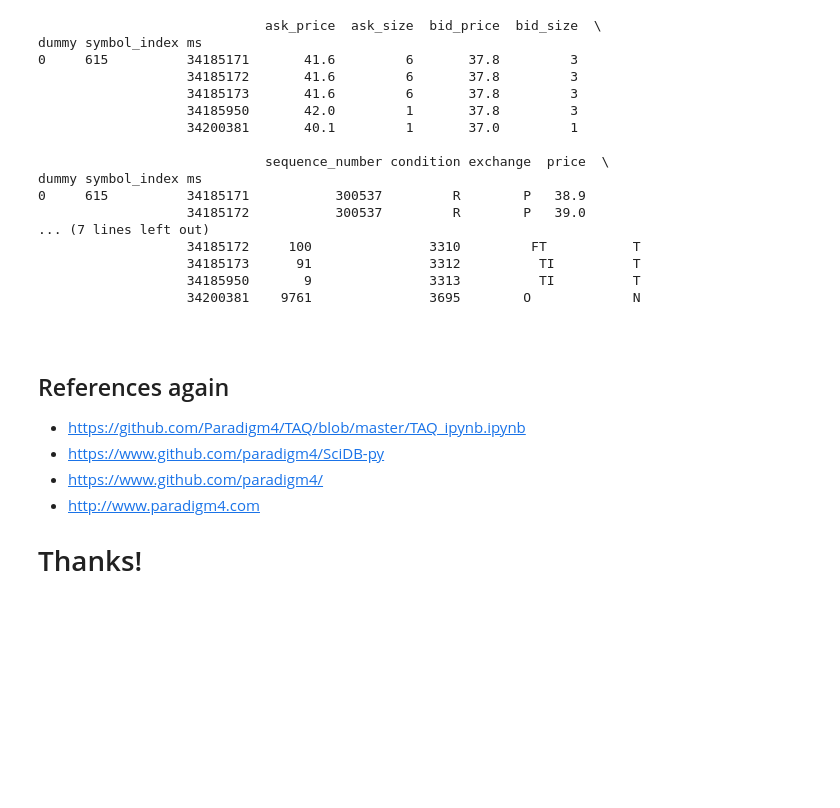
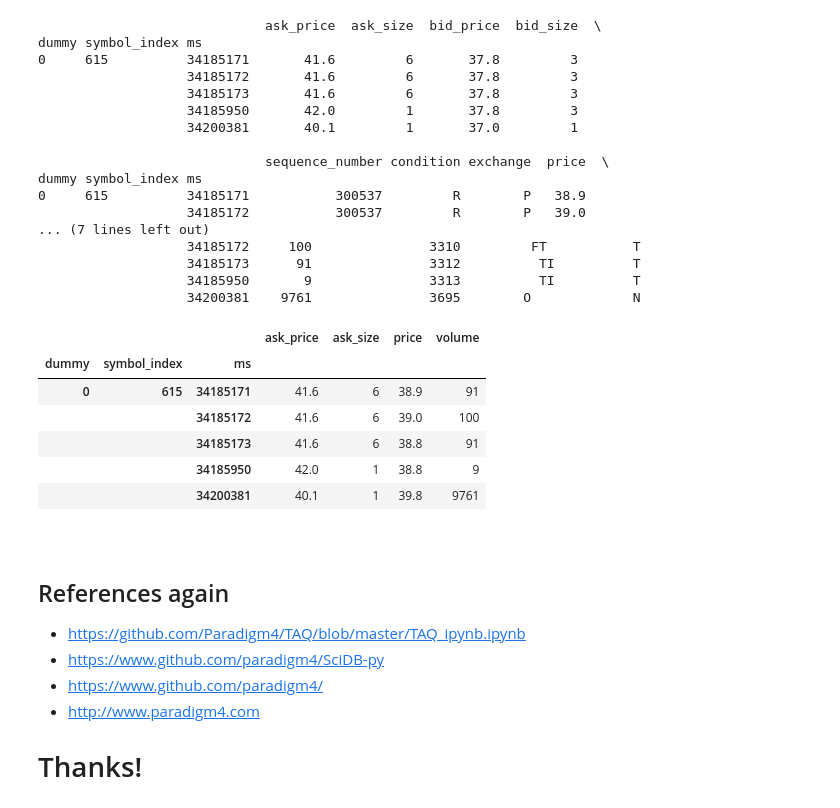
Before and after one commit to jrivers96/FinancePythonNotebook, a Jupyter notebook: PythonFinanceNotebook.ipynb, the cells around one changed output. Saved outputs shown, nothing was run; the diff lists cells and outputs as text; code cells hidden in the pictures; blank space fills up the shorter version.

```diff
--- a/PythonFinanceNotebook.ipynb
+++ b/PythonFinanceNotebook.ipynb
@@ -665,7 +685,15 @@ dummy symbol_index ms
                    34185950       9               3313          TI          T
                    34200381    9761               3695        O             N
 # %%
-foo[['price','volume','sequence_number','condition','exchange']]
+foo[['ask_price','ask_size','price','volume']]
+# %% [output]
+|  |  |  | ask_price | ask_size | price | volume |
+| dummy | symbol_index | ms |  |  |  |  |
+| 0 | 615 | 34185171 | 41.6 | 6 | 38.9 | 91 |
+|  |  | 34185172 | 41.6 | 6 | 39.0 | 100 |
+|  |  | 34185173 | 41.6 | 6 | 38.8 | 91 |
+|  |  | 34185950 | 42.0 | 1 | 38.8 | 9 |
+|  |  | 34200381 | 40.1 | 1 | 39.8 | 9761 |
 # %% [markdown]
 
 $$\,$$
```
Also changed, not shown: parts of 4 cells of this notebook.
